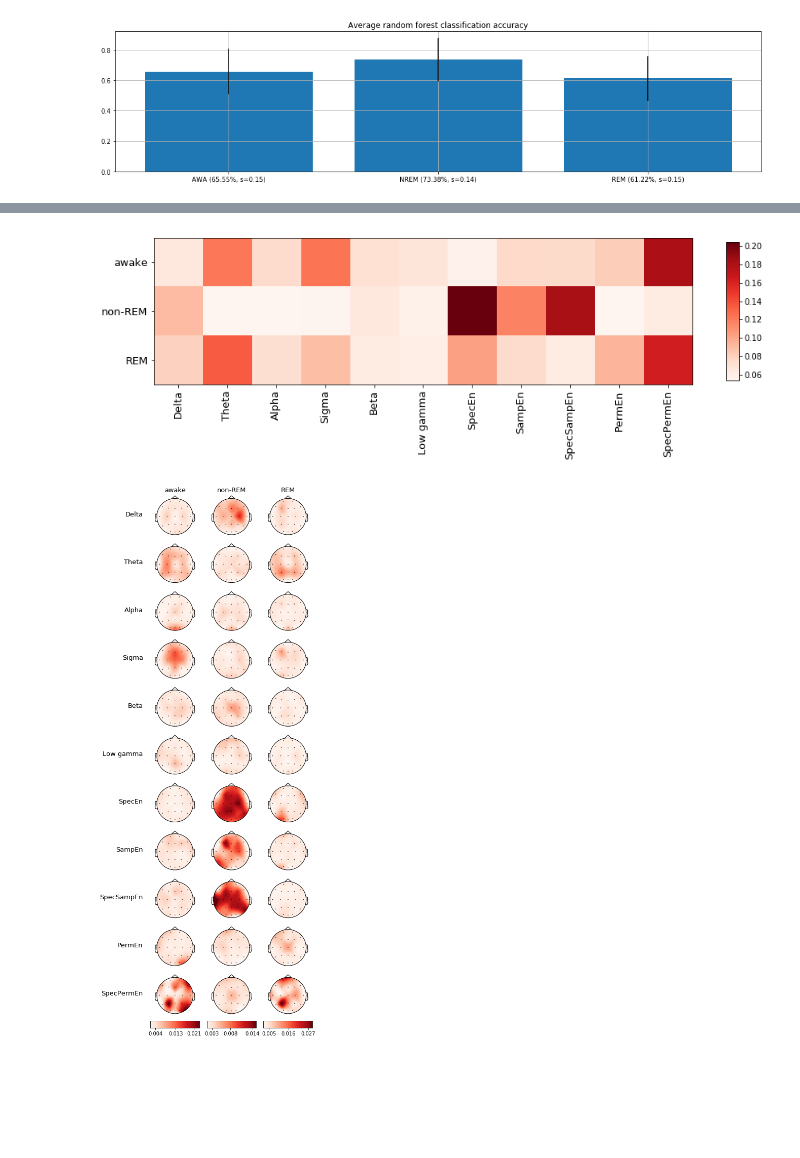
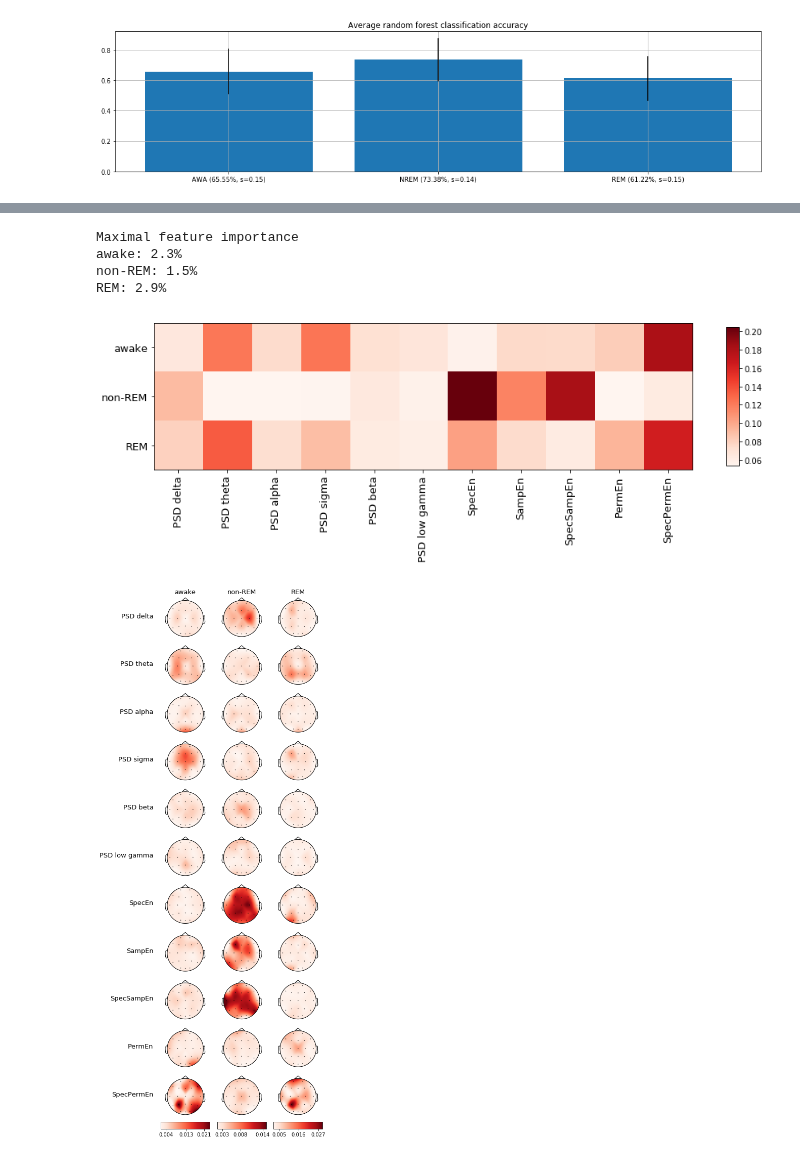
Before and after one commit to PhilippThoelke/caffeine-sleep, a Jupyter notebook: multiFeatureML/MultiFeatureRFFigures.ipynb, the cells around one changed output, grey strips where cells are left out. Drawn from its saved outputs; the diff is of its cells as text; code cells hidden in the pictures; blank space fills up the shorter version.

```diff
--- a/multiFeatureML/MultiFeatureRFFigures.ipynb
+++ b/multiFeatureML/MultiFeatureRFFigures.ipynb
@@ -19,6 +19,8 @@ CHANNELS = ['Fp1', 'Fp2', 'F3', 'F4', 'F7', 'F8', 'C3', 'C4', 'P3 ', 'P4',
             'O1', 'O2 ', 'T3', 'T4', 'T5', 'T6', 'Fz', 'Cz', 'Pz', 'Oz']
 FEATURES = ['PSD_delta', 'PSD_theta', 'PSD_alpha', 'PSD_sigma', 'PSD_beta', 'PSD_low gamma',
             'SpecShanEn', 'SampEn', 'SpecSampEn', 'PermEn', 'SpecPermEn']
+
+delete_features = ['PSD_alpha', 'PSD_beta', 'PSD_low gamma', 'PermEn']
 # %%
 # load EEG sensor positions to be used in the topomaps
 sensor_pos = io.loadmat(os.path.join(PROJECT_PATH, 'Coo_caf'))['Cor'].T
@@ -138,20 +147,23 @@ for stage in STAGES:
     for category in FEATURES:
         mask = [category in name for name in feature_names[stage][indices]]
         if np.sum(mask) > 0:
-            name = category.replace('PSD_', '').replace('Shan', '')
-            if not name.endswith('En'):
-                name = name.capitalize()
+            name = category.replace('_', ' ').replace('Shan', '')
 
             # plot bars of current feature
             plt.bar(np.arange(len(indices))[mask],
                     importance_means[stage][indices][mask],
                     label=name,
-                    color=feature_colors[category])
+                    color=feature_colors[category])#,
+                    #yerr=importance_stds[stage][indices][mask],
+                    #error_kw=dict(lw=3, capsize=0, capthick=0, alpha=0.3))
 
     plt.xticks([])
     if stage == STAGES[0]:
         plt.legend(fontsize=fontsize_small)
 
-plt.savefig(os.path.join(FIGURE_PATH, f'randomForest{CAF_DOSE}', f'multiFeatureRF-bars'), bbox_inches='tight', dpi=400)
+plt.savefig(os.path.join(FIGURE_PATH, f'randomForest{CAF_DOSE}', f'multiFeatureRF-bars'),
+            bbox_inches='tight',
+            transparent=True,
+            dpi=200)
 plt.show()
 # %% [output]
@@ -158,0 +171,15 @@ plt.show()
+# %%
+plt.figure(figsize=(18, 5))
+
+for i, stage in enumerate(STAGES):
+    indices = np.argsort(importance_means[stage])[::-1][:int(len(importance_means[stage])*0.1)]
+    occurences = [name.split('-')[0] for name in feature_names[stage][indices]]
+    shares = np.array([[feature, occurences.count(feature)] for feature in np.unique(occurences)])
+
+    total = importance_means[stage][indices].sum() / importance_means[stage].sum()
+
+    plt.subplot(1, 3, i + 1)
+    plt.title(f'{stage.replace("AWSL", "awake").replace("NREM", "non-REM")} ({total*100:.1f}%)', fontsize=20)
+    plt.pie(shares[:,1], labels=shares[:,0], autopct=lambda x: f'{x:.1f}%')
+
+plt.show()
@@ -159,3 +188,13 @@ plt.show()
+# %%
+print('Maximal feature importance')
+for stage in STAGES:
+    max_value = importance_means[stage].max() / importance_means[stage].sum()
+    print(f'{stage.replace("AWSL", "awake").replace("NREM", "non-REM")}: {max_value*100:.1f}%')
+# %% [output]
+Maximal feature importance
+awake: 2.3%
+non-REM: 1.5%
+REM: 2.9%
 # %%
 fontsize_small = 13
 fontsize_big = 20
@@ -165,38 +204,39 @@ seen = set()
 seen_add = seen.add
 feature_categories = [name.split('-')[0] for name in feature_names[STAGES[0]] if not (name.split('-')[0] in seen or seen_add(name.split('-')[0]))]
 
 # sum up importance means
 matrix = np.empty((len(STAGES), len(feature_categories)))
 for i, stage in enumerate(STAGES):
     for j, category in enumerate(feature_categories):
         mask = [category == name.split('-')[0] for name in feature_names[stage]]
         matrix[i,j] = np.sum(importance_means[stage][mask])
 
 # get feature names
 names = []
 for name in feature_categories:
-    name = name.replace('PSD_', '').replace('Shan', '')
-    if not name.endswith('En'):
-        name = name.capitalize()
+    name = name.replace('_', ' ').replace('Shan', '')
     names.append(name)
 
 plt.figure(figsize=(15, 6))
 # plot importance matrix
 plt.imshow(matrix, cmap='Reds')
 
 # set x- and y-ticks
 plt.xticks(np.arange(len(feature_categories)), names, rotation=90, fontsize=fontsize_small)
 plt.yticks(np.arange(len(STAGES)),
            [stage.replace('AWSL', 'awake').replace('NREM', 'non-REM') for stage in STAGES],
            fontsize=fontsize_small)
 
 # add colorbar
 plt.colorbar(shrink=0.525, aspect=11)
 
-plt.savefig(os.path.join(FIGURE_PATH, f'randomForest{CAF_DOSE}', 'multiFeatureRF-matrix'), bbox_inches='tight', dpi=400)
+plt.savefig(os.path.join(FIGURE_PATH, f'randomForest{CAF_DOSE}', 'multiFeatureRF-matrix'),
+            bbox_inches='tight',
+            transparent=True,
+            dpi=200)
 plt.show()
 # %% [output]
-[figure, old version]
+[figure, new version]
 # %%
 fontsize_small = 13
 fontsize_big = 20
@@ -218,7 +258,8 @@ gs = gridspec.GridSpec(height + 2,
                        width_ratios=[0.001] + [1] * width,
                        height_ratios=[0.01] + [1] * height + [0.175])
 subplot_counter = 1
-plt.figure(figsize=(6, 18))
+#plt.figure(figsize=(6, 12)) # poster version
+plt.figure(figsize=(6, 18)) # full version
 
 # add stage annotations
 for stage in STAGES:
@@ -239,9 +280,7 @@ for feature in importance[STAGES[0]].keys():
     plt.subplot(gs[subplot_counter])
     subplot_counter += 1
 
-    name = feature.replace('PSD_', '').replace('SpecShanEn', 'SpecEn')
-    if not name.endswith('En'):
-        name = name.capitalize()
+    name = feature.replace('_', ' ').replace('SpecShanEn', 'SpecEn')
     feature_labels.append(plt.annotate(name,
                                        xy=(1, 0.5),
                                        ha='right',
@@ -278,7 +317,11 @@ for stage in STAGES:
     cbar.set_ticks([round(vmin[stage] + val * (vmax[stage] - vmin[stage]), 3) for val in [0.1, 0.5, 0.9]])
     subplot_counter += 1
 
-plt.savefig(os.path.join(FIGURE_PATH, f'randomForest{CAF_DOSE}', f'multiFeatureRF-topomaps'), bbox_inches='tight', bbox_extra_artists=feature_labels, dpi=400)
+plt.savefig(os.path.join(FIGURE_PATH, f'randomForest{CAF_DOSE}', f'multiFeatureRF'),
+            bbox_inches='tight',
+            bbox_extra_artists=feature_labels,
+            transparent=True,
+            dpi=200)
 plt.show()
 # %% [output]
-[figure, old version]
+[figure, new version]
```
Also changed, not shown: parts of 5 cells of this notebook, 3 other files.
